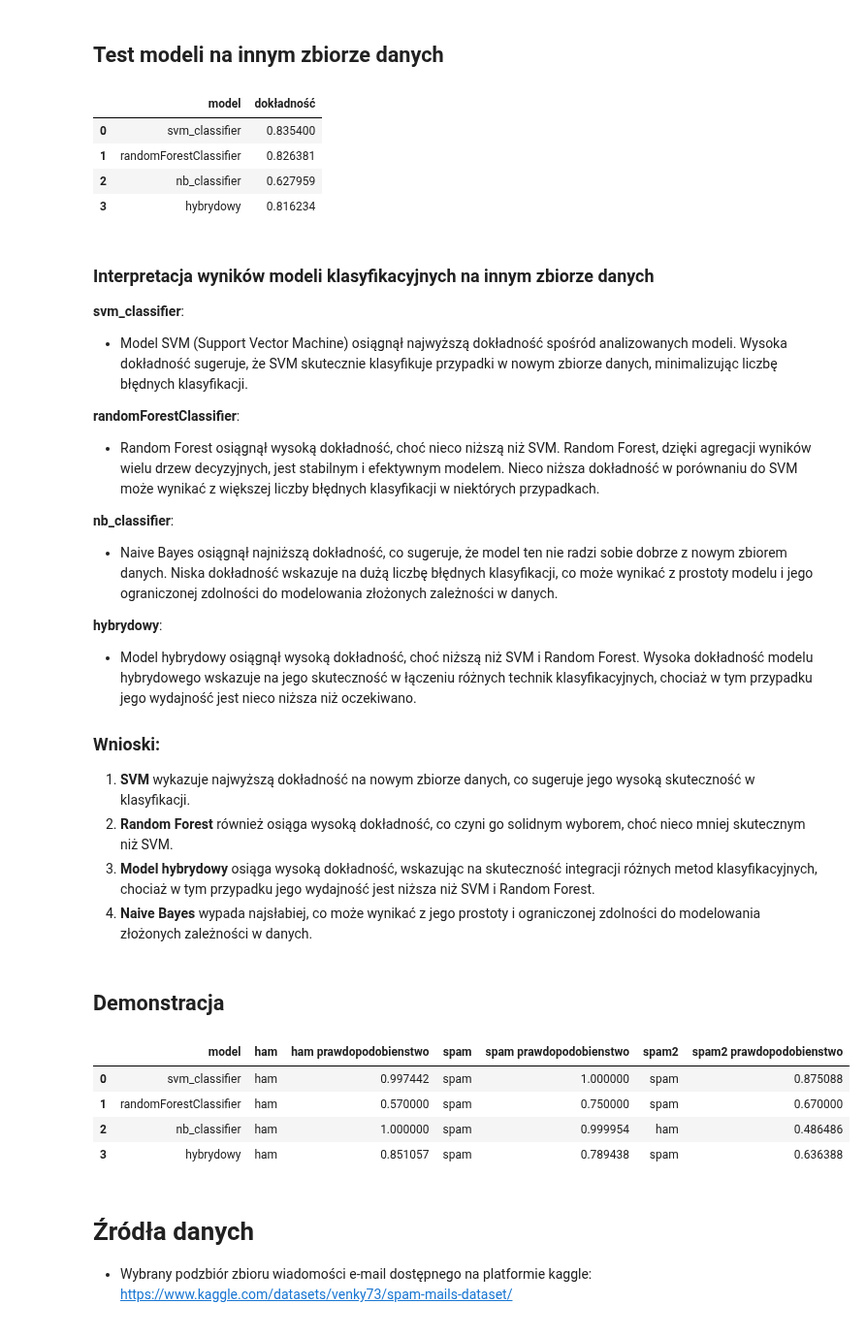
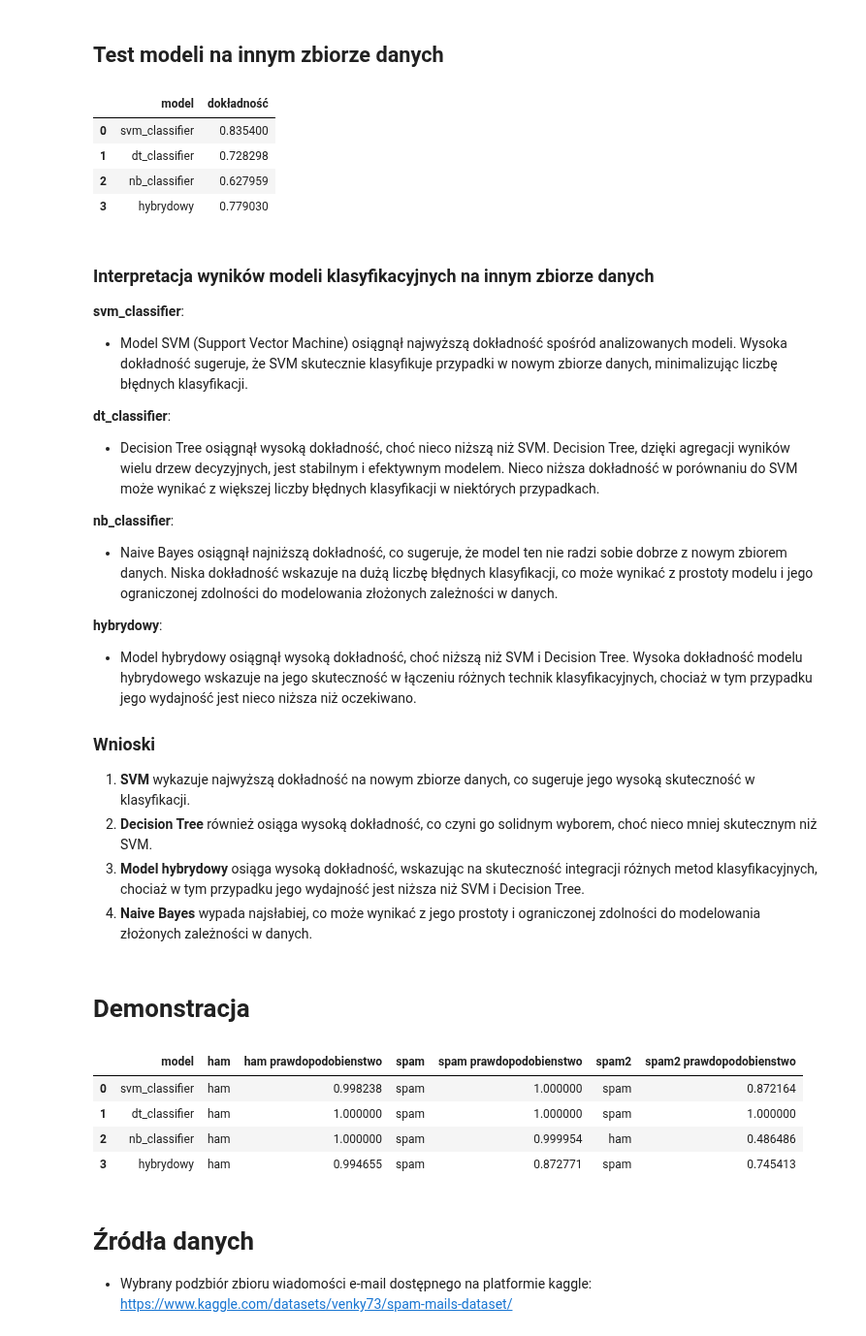
Before and after one commit to patrykzawadzkisggw/mad2, a Jupyter notebook: przyklad.ipynb, the cells around one changed output. Shown at 97% size. Cells and saved outputs as stored; diff of their text form; code cells hidden in the pictures.

```diff
--- a/przyklad.ipynb
+++ b/przyklad.ipynb
@@ -504,15 +504,16 @@ $E_t$= entropia podzbioru t.
 
 Jeśli dostarczymy algorytmowi te same dane treningowe, logiczne jest myślenie, że w każdej iteracji powstanie ten sam model. Rozwiązaniem w tym przypadku jest umożliwienie każdemu drzewu losowego losowego pobierania próbek z zestawu danych z zastępowaniem. Dzięki losowaniu z zastępowaniem, każda losowo wybrana próbka jest ponownie umieszczana w puli próbek i teoretycznie może zostać wybrana wielokrotnie. Różnica w próbkach daje różne drzewa, proces ten znany jest jako bagging. Inna technika pozwala każdemu drzewu wybierać tylko z losowego podzbioru cech zamiast używać wszystkich. W obu przypadkach wynik daje mniejszą korelację między drzewami i większą różnorodność.
 # %%
-from sklearn.ensemble import RandomForestClassifier
+from sklearn import tree
+
 # Stwórz klasyfikator.
-randomForestClassifier = RandomForestClassifier()
+dt_classifier = tree.DecisionTreeClassifier()
 
 # Dopasuj klasyfikator do danych treningowych.
-randomForestClassifier.fit(train_data_features_tfid.toarray(), train_class)
+dt_classifier.fit(train_data_features_tfid.toarray(), train_class)
 
 # Pobierz wynik klasyfikacji danych treningowych.
-print("Wynik klasyfikacji danych treningowych: ", randomForestClassifier.score(train_data_features_tfid.toarray(), train_class))
+print("Wynik klasyfikacji danych treningowych: ", dt_classifier.score(train_data_features_tfid.toarray(), train_class))
 # %% [output]
 Wynik klasyfikacji danych treningowych:  1.0
 # %%
@@ -566,7 +567,7 @@ class HybridModel(BaseEstimator, ClassifierMixin):
         y_pred = self.predict(X)
         return accuracy_score(y, y_pred)
 
-hybrydowy_Classifier=HybridModel(nb_classifier,randomForestClassifier,svm_classifier,pca)
+hybrydowy_Classifier=HybridModel(nb_classifier,dt_classifier,svm_classifier,pca)
 Hybrydowy_final_pred=hybrydowy_Classifier.predict(test_data_features_tfid)
 # Oblicz dokładność hybrydowego modelu.
 hybrydowwy_accuracy_tfid=accuracy_score(test_class, Hybrydowy_final_pred)
@@ -922,9 +923,9 @@ test_data_features_count,test_class_count = test(vectorizer_count)
 
 # Utwórz słownik z danymi
 data = {
-    'model': ['svm_classifier', 'randomForestClassifier', 'nb_classifier','hybrydowy'],
+    'model': ['svm_classifier', 'dt_classifier', 'nb_classifier','hybrydowy'],
     'dokładność': [svm_classifier_tfid.score(pca.transform(test_data_features_tfid.toarray()), test_class_tfid),
-                   randomForestClassifier.score(test_data_features_tfid.toarray(), test_class_tfid),
+                   dt_classifier.score(test_data_features_tfid.toarray(), test_class_tfid),
                   nb_classifier.score(test_data_features_count.toarray(), test_class_count),
                   hybrydowy_Classifier.score(test_data_features_tfid.toarray(), test_class_tfid)
                      ]
@@ -937,31 +938,31 @@ display(df)
 # %% [output]
 |  | model | dokładność |
 | 0 | svm_classifier | 0.835400 |
-| 1 | randomForestClassifier | 0.826381 |
+| 1 | dt_classifier | 0.728298 |
 | 2 | nb_classifier | 0.627959 |
-| 3 | hybrydowy | 0.816234 |
+| 3 | hybrydowy | 0.779030 |
 # %% [markdown]
 ### Interpretacja wyników modeli klasyfikacyjnych na innym zbiorze danych
 
 **svm_classifier**:
 - Model SVM (Support Vector Machine) osiągnął najwyższą dokładność spośród analizowanych modeli. Wysoka dokładność sugeruje, że SVM skutecznie klasyfikuje przypadki w nowym zbiorze danych, minimalizując liczbę błędnych klasyfikacji.
 
-**randomForestClassifier**:
-- Random Forest osiągnął wysoką dokładność, choć nieco niższą niż SVM. Random Forest, dzięki agregacji wyników wielu drzew decyzyjnych, jest stabilnym i efektywnym modelem. Nieco niższa dokładność w porównaniu do SVM może wynikać z większej liczby błędnych klasyfikacji w niektórych przypadkach.
+**dt_classifier**:
+- Decision Tree osiągnął wysoką dokładność, choć nieco niższą niż SVM. Decision Tree, dzięki agregacji wyników wielu drzew decyzyjnych, jest stabilnym i efektywnym modelem. Nieco niższa dokładność w porównaniu do SVM może wynikać z większej liczby błędnych klasyfikacji w niektórych przypadkach.
 
 **nb_classifier**:
 - Naive Bayes osiągnął najniższą dokładność, co sugeruje, że model ten nie radzi sobie dobrze z nowym zbiorem danych. Niska dokładność wskazuje na dużą liczbę błędnych klasyfikacji, co może wynikać z prostoty modelu i jego ograniczonej zdolności do modelowania złożonych zależności w danych.
 
 **hybrydowy**:
-- Model hybrydowy osiągnął wysoką dokładność, choć niższą niż SVM i Random Forest. Wysoka dokładność modelu hybrydowego wskazuje na jego skuteczność w łączeniu różnych technik klasyfikacyjnych, chociaż w tym przypadku jego wydajność jest nieco niższa niż oczekiwano.
+- Model hybrydowy osiągnął wysoką dokładność, choć niższą niż SVM i Decision Tree. Wysoka dokładność modelu hybrydowego wskazuje na jego skuteczność w łączeniu różnych technik klasyfikacyjnych, chociaż w tym przypadku jego wydajność jest nieco niższa niż oczekiwano.
 
-### Wnioski:
+### Wnioski
 1. **SVM** wykazuje najwyższą dokładność na nowym zbiorze danych, co sugeruje jego wysoką skuteczność w klasyfikacji.
-2. **Random Forest** również osiąga wysoką dokładność, co czyni go solidnym wyborem, choć nieco mniej skutecznym niż SVM.
-3. **Model hybrydowy** osiąga wysoką dokładność, wskazując na skuteczność integracji różnych metod klasyfikacyjnych, chociaż w tym przypadku jego wydajność jest niższa niż SVM i Random Forest.
+2. **Decision Tree** również osiąga wysoką dokładność, co czyni go solidnym wyborem, choć nieco mniej skutecznym niż SVM.
+3. **Model hybrydowy** osiąga wysoką dokładność, wskazując na skuteczność integracji różnych metod klasyfikacyjnych, chociaż w tym przypadku jego wydajność jest niższa niż SVM i Decision Tree.
 4. **Naive Bayes** wypada najsłabiej, co może wynikać z jego prostoty i ograniczonej zdolności do modelowania złożonych zależności w danych.
 # %% [markdown]
-## Demonstracja
+# Demonstracja
 # %%
 import pandas as pd
 from nltk.tokenize import word_tokenize
@@ -1035,54 +1036,54 @@ def kategoria(tab):
     return "spam"
 # Utwórz słownik z danymi
 data = {
-    'model': ['svm_classifier','randomForestClassifier','nb_classifier','hybrydowy'],
+    'model': ['svm_classifier','dt_classifier','nb_classifier','hybrydowy'],
     'ham': [
         kategoria(svm_classifier.predict(pca.transform(przetworz(ham, vectorizer_tfid)))),
-        kategoria(randomForestClassifier.predict(przetworz(ham, vectorizer_tfid))),
+        kategoria(dt_classifier.predict(przetworz(ham, vectorizer_tfid))),
         kategoria(nb_classifier.predict(przetworz(ham, vectorizer_count))),
         kategoria(hybrydowy_Classifier.predict(przetworz(ham, vectorizer_tfid)))
     ],
     'ham prawdopodobienstwo': [
         svm_classifier.predict_proba(pca.transform(przetworz(ham, vectorizer_tfid)))[0][0],
-        randomForestClassifier.predict_proba(przetworz(ham, vectorizer_tfid))[0][0],
+        dt_classifier.predict_proba(przetworz(ham, vectorizer_tfid))[0][0],
         nb_classifier.predict_proba(przetworz(ham, vectorizer_count))[0][0],
         hybrydowy_Classifier.predict_proba(przetworz(ham, vectorizer_tfid))[0][0]
     ],
     'spam': [
         kategoria(svm_classifier.predict(pca.transform(przetworz(spam, vectorizer_tfid)))),
-        kategoria(randomForestClassifier.predict(przetworz(spam, vectorizer_tfid))),
+        kategoria(dt_classifier.predict(przetworz(spam, vectorizer_tfid))),
         kategoria(nb_classifier.predict(przetworz(spam, vectorizer_count))),
         kategoria(hybrydowy_Classifier.predict(przetworz(spam, vectorizer_tfid)))
     ],
     'spam prawdopodobienstwo': [
         svm_classifier.predict_proba(pca.transform(przetworz(spam, vectorizer_tfid)))[0][1],
-        randomForestClassifier.predict_proba(przetworz(spam, vectorizer_tfid))[0][1],
+        dt_classifier.predict_proba(przetworz(spam, vectorizer_tfid))[0][1],
         nb_classifier.predict_proba(przetworz(spam, vectorizer_count))[0][1],
         hybrydowy_Classifier.predict_proba(przetworz(spam, vectorizer_tfid))[0][1]
     ],
     'spam2': [
         kategoria(svm_classifier.predict(pca.transform(przetworz(spam2, vectorizer_tfid)))),
-        kategoria(randomForestClassifier.predict(przetworz(spam2, vectorizer_tfid))),
+        kategoria(dt_classifier.predict(przetworz(spam2, vectorizer_tfid))),
         kategoria(nb_classifier.predict(przetworz(spam2, vectorizer_count))),
         kategoria(hybrydowy_Classifier.predict(przetworz(spam2, vectorizer_tfid)))
     ],
     'spam2 prawdopodobienstwo': [
         svm_classifier.predict_proba(pca.transform(przetworz(spam2, vectorizer_tfid)))[0][1],
-        randomForestClassifier.predict_proba(przetworz(spam2, vectorizer_tfid))[0][1],
+        dt_classifier.predict_proba(przetworz(spam2, vectorizer_tfid))[0][1],
         nb_classifier.predict_proba(przetworz(spam2, vectorizer_count))[0][1],
         hybrydowy_Classifier.predict_proba(przetworz(spam2, vectorizer_tfid))[0][1]
     ],
 }
 # Utwórz DataFrame z danymi
 df = pd.DataFrame(data)
 
 display(df)
 # %% [output]
 |  | model | ham | ham prawdopodobienstwo | spam | spam prawdopodobienstwo | spam2 | spam2 prawdopodobienstwo |
-| 0 | svm_classifier | ham | 0.997442 | spam | 1.000000 | spam | 0.875088 |
-| 1 | randomForestClassifier | ham | 0.570000 | spam | 0.750000 | spam | 0.670000 |
+| 0 | svm_classifier | ham | 0.998238 | spam | 1.000000 | spam | 0.872164 |
+| 1 | dt_classifier | ham | 1.000000 | spam | 1.000000 | spam | 1.000000 |
 | 2 | nb_classifier | ham | 1.000000 | spam | 0.999954 | ham | 0.486486 |
-| 3 | hybrydowy | ham | 0.851057 | spam | 0.789438 | spam | 0.636388 |
+| 3 | hybrydowy | ham | 0.994655 | spam | 0.872771 | spam | 0.745413 |
 # %% [markdown]
 # Źródła danych
 
```
Also changed, not shown: parts of 22 cells of this notebook.
